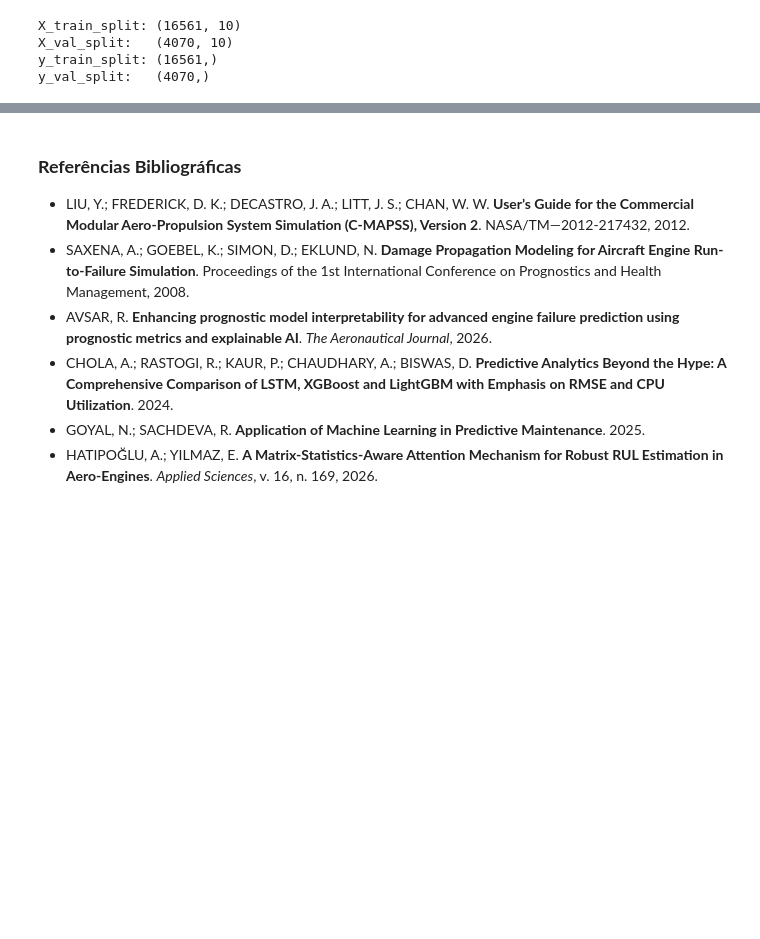
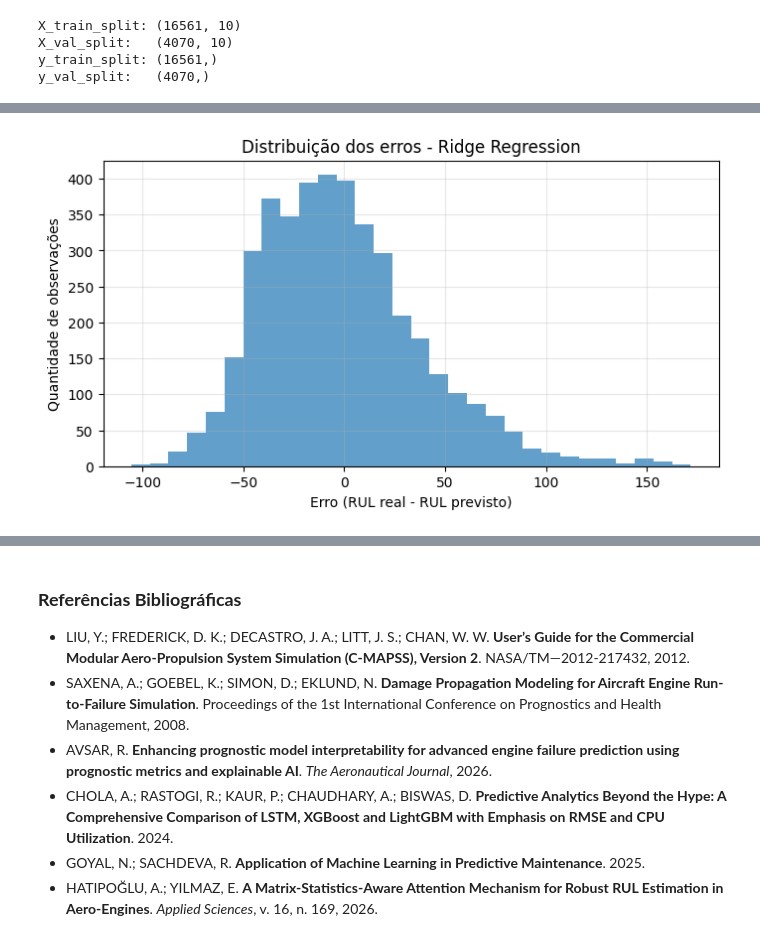
Before and after one commit to ander-oliveira/rul-prediction-cmapss, a Jupyter notebook: Prediction_RUL_CMAPSS.ipynb, the cells around one changed output, grey strips where cells are left out. Drawn from its saved outputs; the diff is of its cells as text; code cells hidden in the pictures; blank space fills up the shorter version.

```diff
--- a/Prediction_RUL_CMAPSS.ipynb
+++ b/Prediction_RUL_CMAPSS.ipynb
@@ -1179,0 +1340,6 @@ y_val_split:   (4070,)
+# %%
+residuals_df = pd.DataFrame({
+    "actual_RUL": y_val_split,
+    "predicted_RUL": best_pred,
+    "error": y_val_split - best_pred
+})
@@ -1179,0 +1370,11 @@ y_val_split:   (4070,)
+# %%
+plt.figure(figsize=(8, 4))
+plt.hist(residuals_df["error"], bins=30, alpha=0.7)
+
+plt.title(f"Distribuição dos erros - {best_baseline}")
+plt.xlabel("Erro (RUL real - RUL previsto)")
+plt.ylabel("Quantidade de observações")
+plt.grid(alpha=0.3)
+plt.show()
+# %% [output]
+[figure, added]
```
Also changed, not shown: parts of 31 cells of this notebook, 1 other file.
